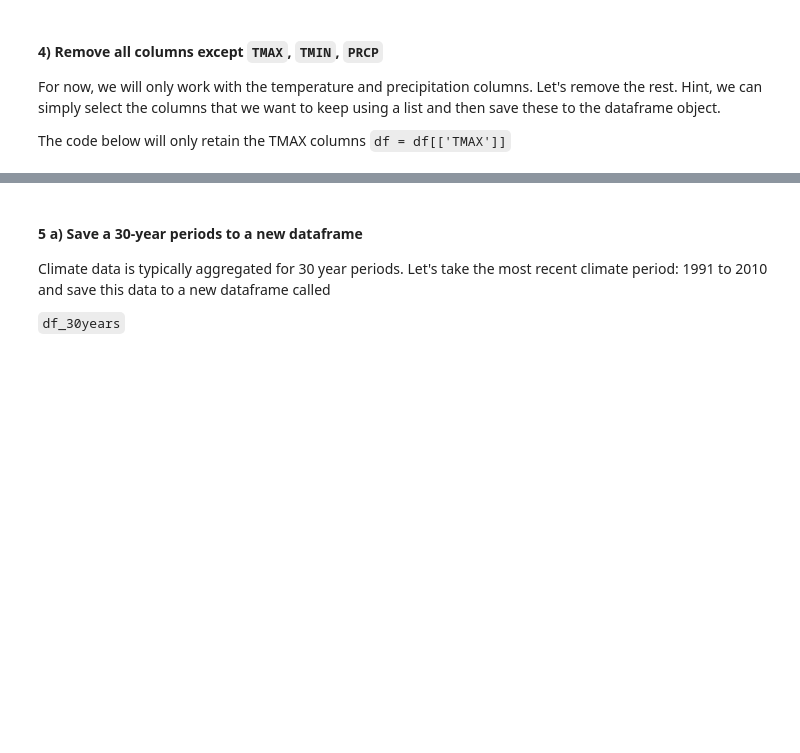
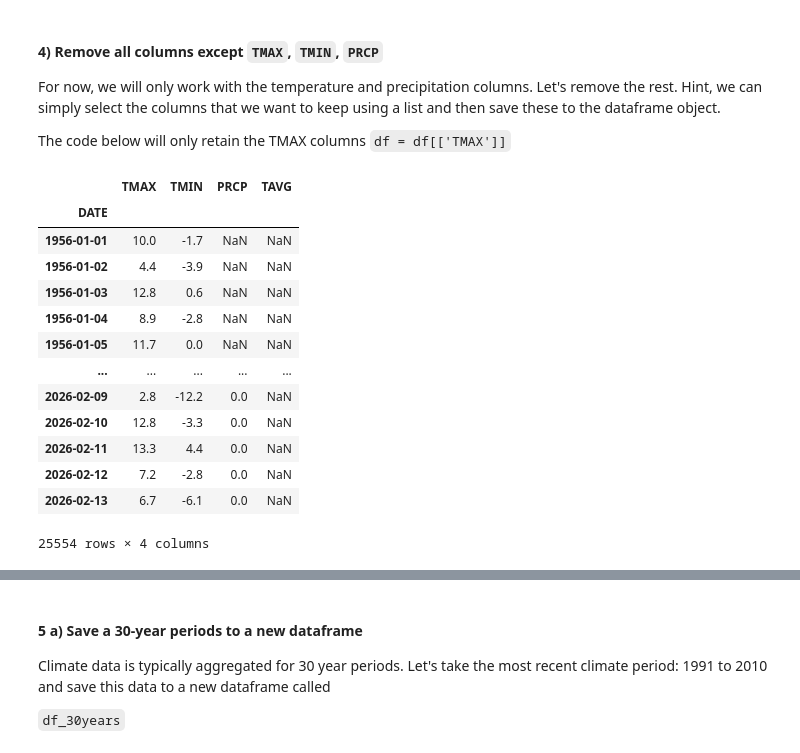
Before and after one commit to nikhcw/ISAT_420_S26_Shared, a Jupyter notebook: W5_Pandas_Groupby_And_Timeseries/Code/w5_pandas_timerseries_practice_solution.ipynb, the cells around one changed output, grey strips where cells are left out. Drawn from its saved outputs; the diff is of its cells as text; code cells hidden in the pictures; blank space fills up the shorter version.

```diff
--- a/W5_Pandas_Groupby_And_Timeseries/Code/w5_pandas_timerseries_practice_solution.ipynb
+++ b/W5_Pandas_Groupby_And_Timeseries/Code/w5_pandas_timerseries_practice_solution.ipynb
@@ -21,7 +21,7 @@ import matplotlib.pyplot as plt
 
 We want to make sure that dates are parsed and that missing values are replaced with `NaN`
 # %%
-datafile = r'../Data/CDO_USW00093736_1955_2025.txt'
+datafile = r'..\Data\CDO_USW00093736_1955_2025.txt'
 df = pd.read_csv(datafile, sep=r'\s+',
                  na_values=[-9999.0, -99.0],
                  skiprows = [1],
@@ -81,6 +81,22 @@ The code below will only retain the TMAX columns
 # %%
 columns_to_keep = ['TMAX', 'TMIN', 'PRCP', 'TAVG']
 df = df[columns_to_keep]
+df
+# %% [output]
+|  | TMAX | TMIN | PRCP | TAVG |
+| DATE |  |  |  |  |
+| 1956-01-01 | 10.0 | -1.7 | NaN | NaN |
+| 1956-01-02 | 4.4 | -3.9 | NaN | NaN |
+| 1956-01-03 | 12.8 | 0.6 | NaN | NaN |
+| 1956-01-04 | 8.9 | -2.8 | NaN | NaN |
+| 1956-01-05 | 11.7 | 0.0 | NaN | NaN |
+| ... | ... | ... | ... | ... |
+| 2026-02-09 | 2.8 | -12.2 | 0.0 | NaN |
+| 2026-02-10 | 12.8 | -3.3 | 0.0 | NaN |
+| 2026-02-11 | 13.3 | 4.4 | 0.0 | NaN |
+| 2026-02-12 | 7.2 | -2.8 | 0.0 | NaN |
+| 2026-02-13 | 6.7 | -6.1 | 0.0 | NaN |
+25554 rows × 4 columns
 # %% [markdown]
 #### 5) Construct a climate diagram.
 
```
